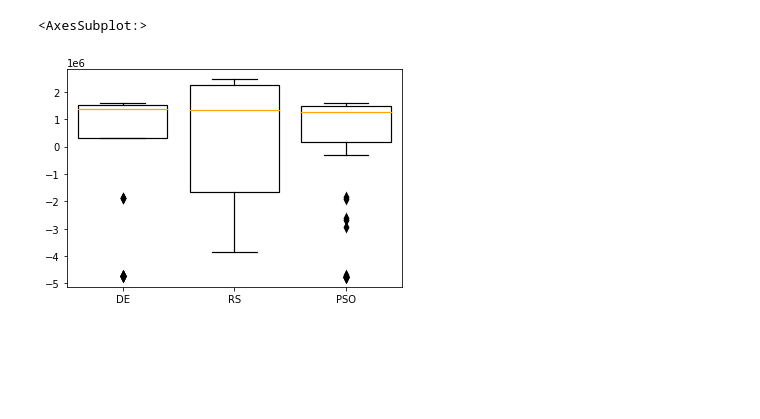
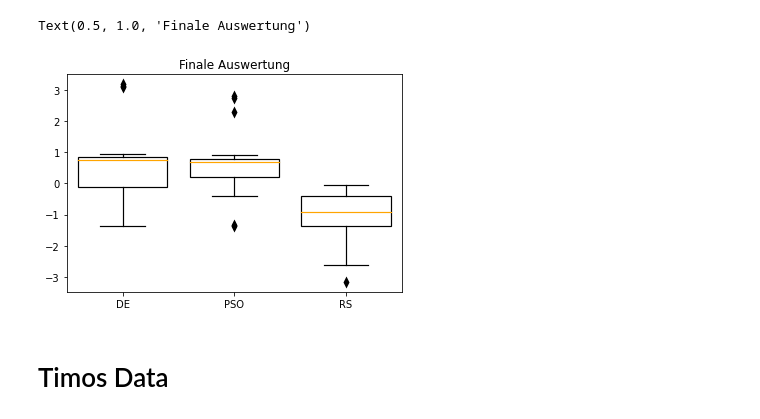
Before and after one commit to PascalKnoll/Investigation-of-Particle-Swarm-Optimization, a Jupyter notebook: AOT_Notebook_ch400.ipynb, the cells around one changed output. Saved outputs shown, nothing was run; the diff lists cells and outputs as text; code cells hidden in the pictures; blank space fills up the shorter version.

```diff
--- a/AOT_Notebook_ch400.ipynb
+++ b/AOT_Notebook_ch400.ipynb
@@ -5,4 +7,4 @@ import matplotlib.pyplot as plt
 # %%
-results_df = pd.read_csv('EvaluationData/DimensionData.csv', sep=",")
-results_df
+dimension_df = pd.read_csv('EvaluationData/DimensionData.csv', sep=",")
+dimension_df
 # %% [output]
@@ -48,0 +26,7 @@ results_data = results_df[["DE", "RS", "PSO"]]
+# %%
+mean = {}
+std = {}
+restults_df = dimension_df[["DE", "PSO", "RS"]]
+for d in dimension_df["Dimension"].unique():
+    mean[d] = restults_df[dimension_df["Dimension"]==d].to_numpy().flatten().mean()
+    std[d] = restults_df[dimension_df["Dimension"]==d].to_numpy().flatten().std()
@@ -48,0 +47,4 @@ results_data = results_df[["DE", "RS", "PSO"]]
+# %%
+for dim, mean_ in mean.items():
+    std_ = std[dim]
+    restults_df[dimension_df["Dimension"]==dim] = (restults_df[dimension_df["Dimension"]==dim] - mean_)/std_
@@ -49,11 +77,15 @@ results_data = results_df[["DE", "RS", "PSO"]]
 # %%
 PROPS = {'boxprops':{'facecolor': "white", 'edgecolor':'black'},
 'medianprops':{'color':'orange'},
 'whiskerprops':{'color':'black'},
 'capprops':{'color':'black'}
 }
-sns.boxplot(data=results_data, color="white", linewidth=1.2, flierprops = dict(markerfacecolor='black', markersize=8,
+sns.boxplot(data=restults_df, color="white", linewidth=1.2, flierprops = dict(markerfacecolor='black', markersize=8,
                   markeredgecolor='none'), **PROPS)
+
+plt.title("Finale Auswertung")
 # %% [output]
-<AxesSubplot:>
+Text(0.5, 1.0, 'Finale Auswertung')
-[figure, old version]
+[figure, new version]
+# %% [markdown]
+# Timos Data
```
Also changed, not shown: parts of 31 cells of this notebook.
